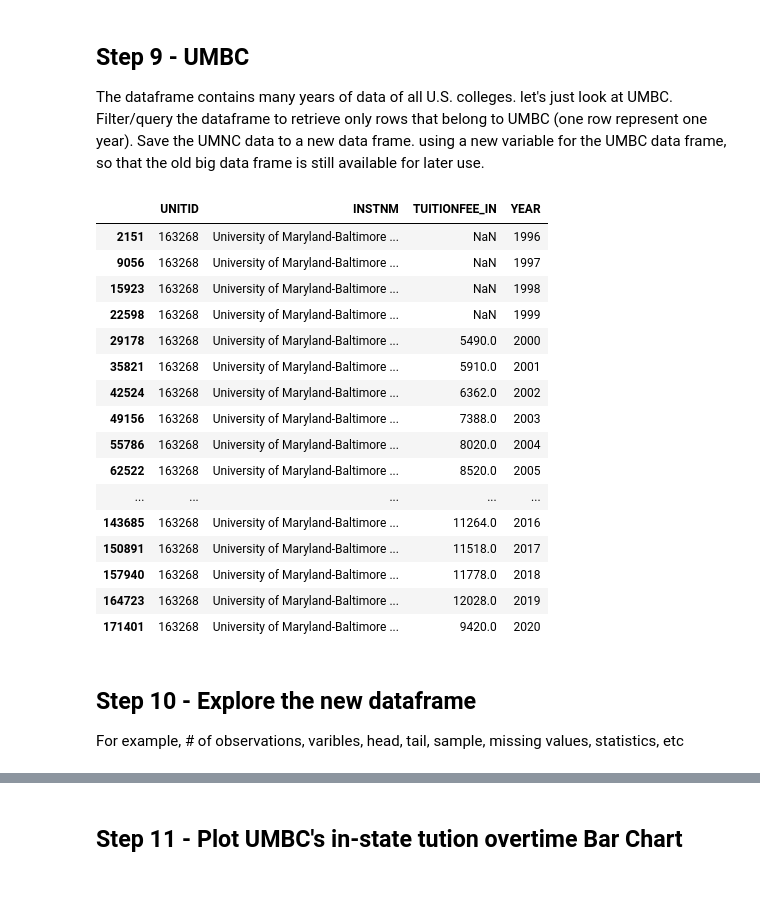
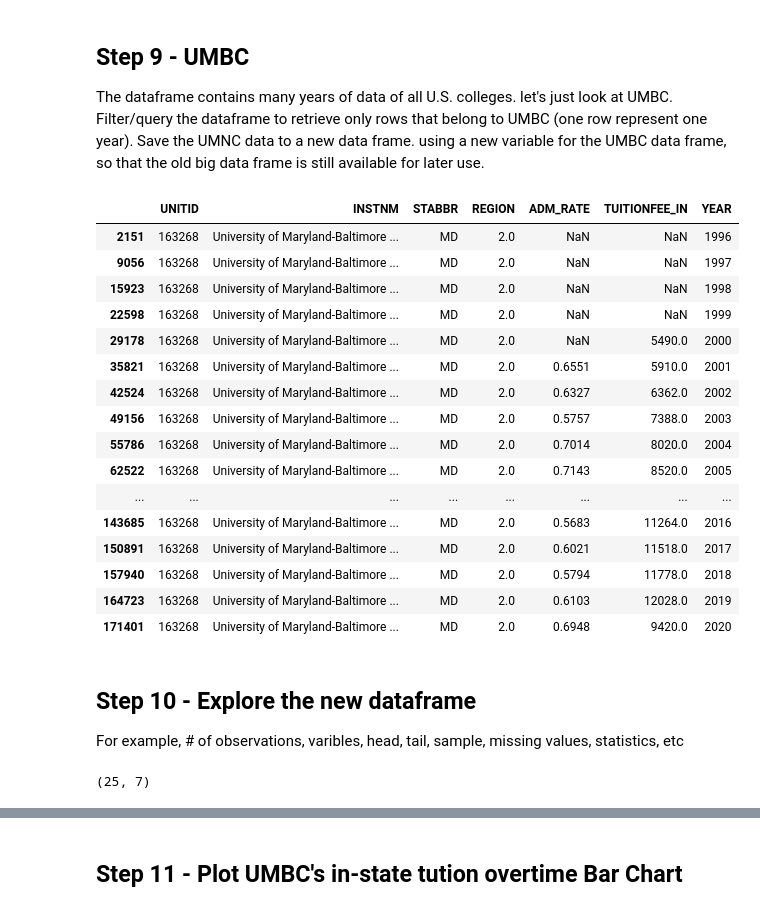
Before and after one commit to davidsadovy/data690_fall2022, a Jupyter notebook: assignment_06/assignment_06.ipynb, the cells around one changed output, grey strips where cells are left out. Drawn from its saved outputs; the diff is of its cells as text; code cells hidden in the pictures.

```diff
--- a/assignment_06/assignment_06.ipynb
+++ b/assignment_06/assignment_06.ipynb
@@ -259,0 +168,31 @@ df_all.sample(10)
+# %%
+# build Data Frame using first yearly list as template
+# print statement provides visual evidence of progress
+print("processing file", yearly_list[0])
+
+# specify path to file and required columns to build Data Frame
+df_all = pd.read_csv("/content/" + yearly_list[0], usecols=["UNITID", "INSTNM", "STABBR", "REGION", "ADM_RATE", "TUITIONFEE_IN"])
+
+# add additional column to Data Frame for year, pull year from file name, change str to int, and add to Data Frame
+df_all["YEAR"] = int(yearly_list[0][6:10])
+
+# print statement provides visual evidence of progress
+print(df_all.shape)
+
+# for loop processes remaining yearly lists and concatenates all into singe Data Frame
+for yearly_file in yearly_list[1:]:
+
+    # print statement provides visual evidence of progress
+    print("processing file", yearly_file)
+
+    # specify path to file and required columns to build Data Frame
+    df = pd.read_csv("/content/" + yearly_file, usecols=["UNITID", "INSTNM", "STABBR", "REGION", "ADM_RATE", "TUITIONFEE_IN"])
+
+    # add additional column to Data Frame for year, pull year from file name, change str to int, and add to Data Frame
+    df["YEAR"] = int(yearly_file[6:10])
+
+    # append Data Frame of current year to Data Frame for all years, ignoring index
+    df_all = df_all.append(df, ignore_index = True)
+
+    # print statement provides visual evidence of progress
+    print(df_all.shape)
@@ -268,26 +314,26 @@ For example, # of observations, varibles, head, tail, sample, missing values, st
 
 The dataframe contains many years of data of all U.S. colleges. let's just look at UMBC. Filter/query the dataframe to retrieve only rows that belong to UMBC (one row represent one year). Save the UMNC data to a new data frame. using a new variable for the UMBC data frame, so that the old big data frame is still available for later use.
 # %%
-#(Write code here)
-df_all[df_all["INSTNM"].str.contains("-Baltimore County")]
+df_UMBC = df_all[df_all["INSTNM"].str.contains("University of Maryland-Baltimore County")]
+df_UMBC
 # %% [output]
-|  | UNITID | INSTNM | TUITIONFEE_IN | YEAR |
-| 2151 | 163268 | University of Maryland-Baltimore ... | NaN | 1996 |
-| 9056 | 163268 | University of Maryland-Baltimore ... | NaN | 1997 |
-| 15923 | 163268 | University of Maryland-Baltimore ... | NaN | 1998 |
-| 22598 | 163268 | University of Maryland-Baltimore ... | NaN | 1999 |
-| 29178 | 163268 | University of Maryland-Baltimore ... | 5490.0 | 2000 |
-| 35821 | 163268 | University of Maryland-Baltimore ... | 5910.0 | 2001 |
-| 42524 | 163268 | University of Maryland-Baltimore ... | 6362.0 | 2002 |
-| 49156 | 163268 | University of Maryland-Baltimore ... | 7388.0 | 2003 |
-| 55786 | 163268 | University of Maryland-Baltimore ... | 8020.0 | 2004 |
-| 62522 | 163268 | University of Maryland-Baltimore ... | 8520.0 | 2005 |
-| ... | ... | ... | ... | ... |
-| 143685 | 163268 | University of Maryland-Baltimore ... | 11264.0 | 2016 |
-| 150891 | 163268 | University of Maryland-Baltimore ... | 11518.0 | 2017 |
-| 157940 | 163268 | University of Maryland-Baltimore ... | 11778.0 | 2018 |
-| 164723 | 163268 | University of Maryland-Baltimore ... | 12028.0 | 2019 |
-| 171401 | 163268 | University of Maryland-Baltimore ... | 9420.0 | 2020 |
+|  | UNITID | INSTNM | STABBR | REGION | ADM_RATE | TUITIONFEE_IN | YEAR |
+| 2151 | 163268 | University of Maryland-Baltimore ... | MD | 2.0 | NaN | NaN | 1996 |
+| 9056 | 163268 | University of Maryland-Baltimore ... | MD | 2.0 | NaN | NaN | 1997 |
+| 15923 | 163268 | University of Maryland-Baltimore ... | MD | 2.0 | NaN | NaN | 1998 |
+| 22598 | 163268 | University of Maryland-Baltimore ... | MD | 2.0 | NaN | NaN | 1999 |
+| 29178 | 163268 | University of Maryland-Baltimore ... | MD | 2.0 | NaN | 5490.0 | 2000 |
+| 35821 | 163268 | University of Maryland-Baltimore ... | MD | 2.0 | 0.6551 | 5910.0 | 2001 |
+| 42524 | 163268 | University of Maryland-Baltimore ... | MD | 2.0 | 0.6327 | 6362.0 | 2002 |
+| 49156 | 163268 | University of Maryland-Baltimore ... | MD | 2.0 | 0.5757 | 7388.0 | 2003 |
+| 55786 | 163268 | University of Maryland-Baltimore ... | MD | 2.0 | 0.7014 | 8020.0 | 2004 |
+| 62522 | 163268 | University of Maryland-Baltimore ... | MD | 2.0 | 0.7143 | 8520.0 | 2005 |
+| ... | ... | ... | ... | ... | ... | ... | ... |
+| 143685 | 163268 | University of Maryland-Baltimore ... | MD | 2.0 | 0.5683 | 11264.0 | 2016 |
+| 150891 | 163268 | University of Maryland-Baltimore ... | MD | 2.0 | 0.6021 | 11518.0 | 2017 |
+| 157940 | 163268 | University of Maryland-Baltimore ... | MD | 2.0 | 0.5794 | 11778.0 | 2018 |
+| 164723 | 163268 | University of Maryland-Baltimore ... | MD | 2.0 | 0.6103 | 12028.0 | 2019 |
+| 171401 | 163268 | University of Maryland-Baltimore ... | MD | 2.0 | 0.6948 | 9420.0 | 2020 |
 # %% [markdown]
 ## Step 10 - Explore the new dataframe
 
@@ -296,0 +341,7 @@ For example, # of observations, varibles, head, tail, sample, missing values, st
+# %%
+# shows number of rows and columns in Data Frame
+# number of rows is number of observations
+# number of columns is number of variables
+df_UMBC.shape
+# %% [output]
+(25, 7)
```
Also changed, not shown: parts of 60 cells of this notebook.
